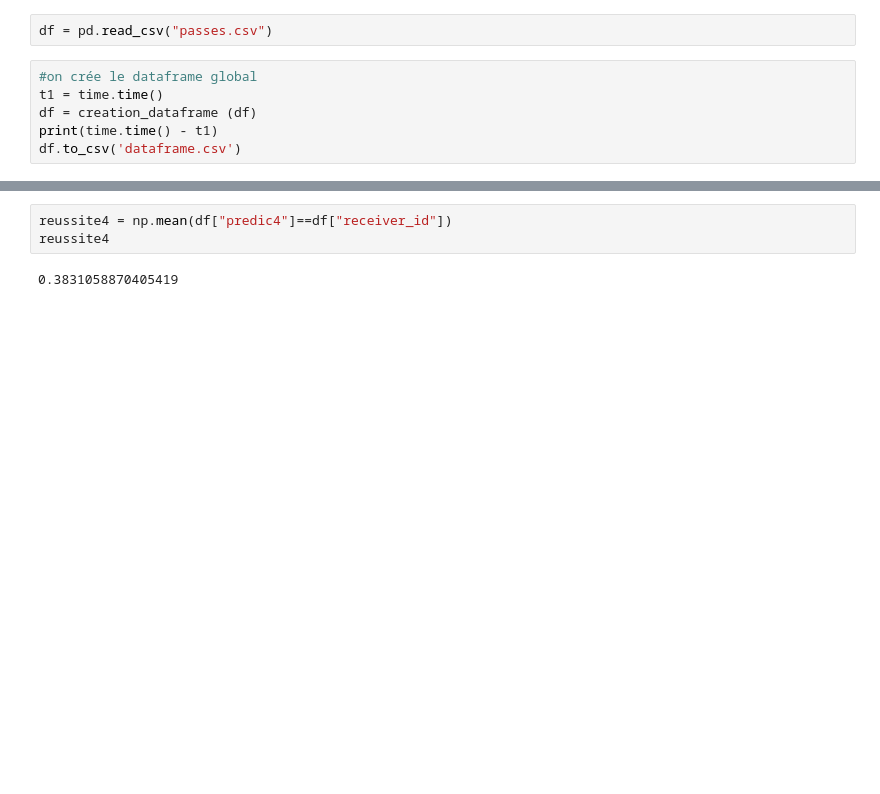
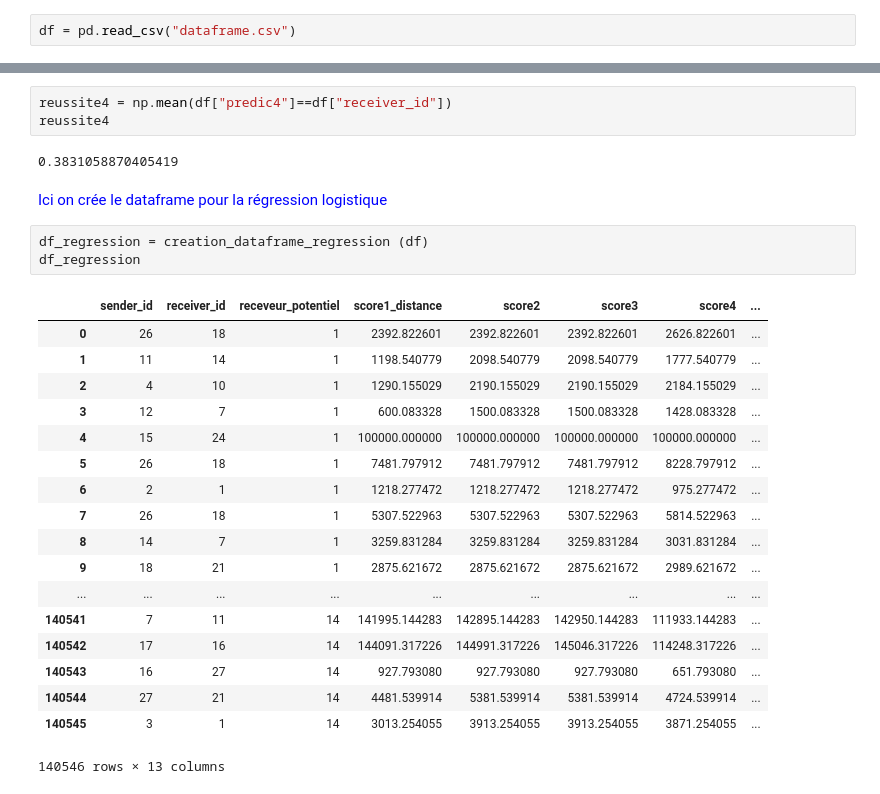
Before and after one commit to tristanpiedra/Projet_ML_football_passes, a Jupyter notebook: project.ipynb, the cells around one changed output, grey strips where cells are left out. Cells and saved outputs as stored; diff of their text form; blank space fills up the shorter version.

```diff
--- a/project.ipynb
+++ b/project.ipynb
@@ -9,9 +10,3 @@ from create_dataframe import *
 import time
 # %%
-df = pd.read_csv("passes.csv")
+df = pd.read_csv("dataframe.csv")
-# %%
-#on crée le dataframe global
-t1 = time.time()
-df = creation_dataframe (df)
-print(time.time() - t1)
-df.to_csv('dataframe.csv')
@@ -86,3 +75,28 @@ reussite4 = np.mean(df["predic4"]==df["receiver_id"])
 reussite4
 # %% [output]
 0.3831058870405419
+# %% [markdown]
+<font color = blue>
+Ici on crée le dataframe pour la régression logistique
+# %%
+df_regression = creation_dataframe_regression (df)
+df_regression
+# %% [output]
+|  | sender_id | receiver_id | receveur_potentiel | score1_distance | score2 | score3 | score4 | ... |
+| 0 | 26 | 18 | 1 | 2392.822601 | 2392.822601 | 2392.822601 | 2626.822601 | ... |
+| 1 | 11 | 14 | 1 | 1198.540779 | 2098.540779 | 2098.540779 | 1777.540779 | ... |
+| 2 | 4 | 10 | 1 | 1290.155029 | 2190.155029 | 2190.155029 | 2184.155029 | ... |
+| 3 | 12 | 7 | 1 | 600.083328 | 1500.083328 | 1500.083328 | 1428.083328 | ... |
+| 4 | 15 | 24 | 1 | 100000.000000 | 100000.000000 | 100000.000000 | 100000.000000 | ... |
+| 5 | 26 | 18 | 1 | 7481.797912 | 7481.797912 | 7481.797912 | 8228.797912 | ... |
+| 6 | 2 | 1 | 1 | 1218.277472 | 1218.277472 | 1218.277472 | 975.277472 | ... |
+| 7 | 26 | 18 | 1 | 5307.522963 | 5307.522963 | 5307.522963 | 5814.522963 | ... |
+| 8 | 14 | 7 | 1 | 3259.831284 | 3259.831284 | 3259.831284 | 3031.831284 | ... |
+| 9 | 18 | 21 | 1 | 2875.621672 | 2875.621672 | 2875.621672 | 2989.621672 | ... |
+| ... | ... | ... | ... | ... | ... | ... | ... | ... |
+| 140541 | 7 | 11 | 14 | 141995.144283 | 142895.144283 | 142950.144283 | 111933.144283 | ... |
+| 140542 | 17 | 16 | 14 | 144091.317226 | 144991.317226 | 145046.317226 | 114248.317226 | ... |
+| 140543 | 16 | 27 | 14 | 927.793080 | 927.793080 | 927.793080 | 651.793080 | ... |
+| 140544 | 27 | 21 | 14 | 4481.539914 | 5381.539914 | 5381.539914 | 4724.539914 | ... |
+| 140545 | 3 | 1 | 14 | 3013.254055 | 3913.254055 | 3913.254055 | 3871.254055 | ... |
+140546 rows × 13 columns
```
Also changed, not shown: parts of 2 cells of this notebook.
